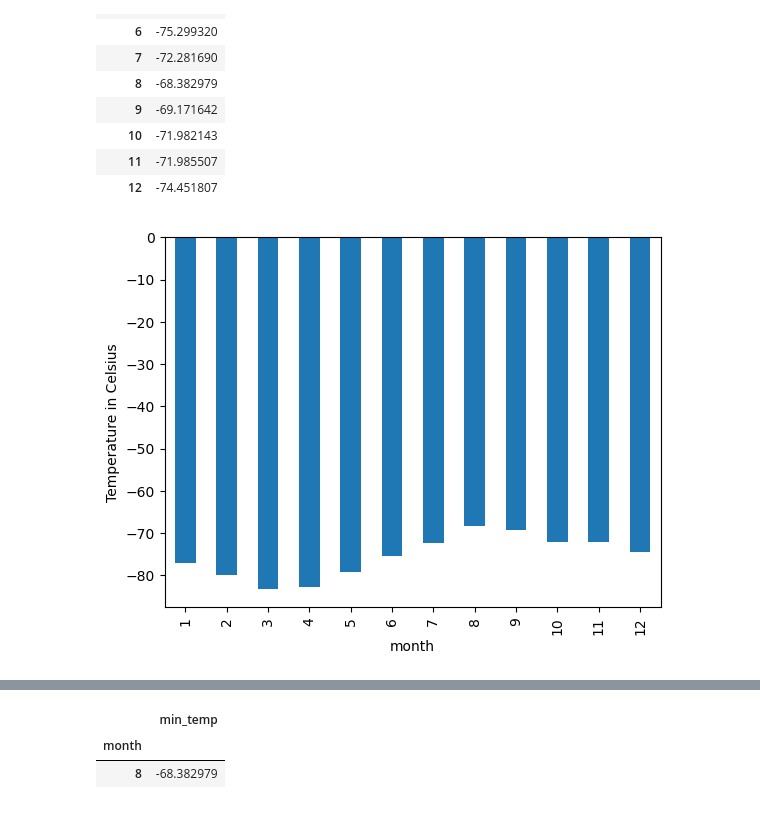
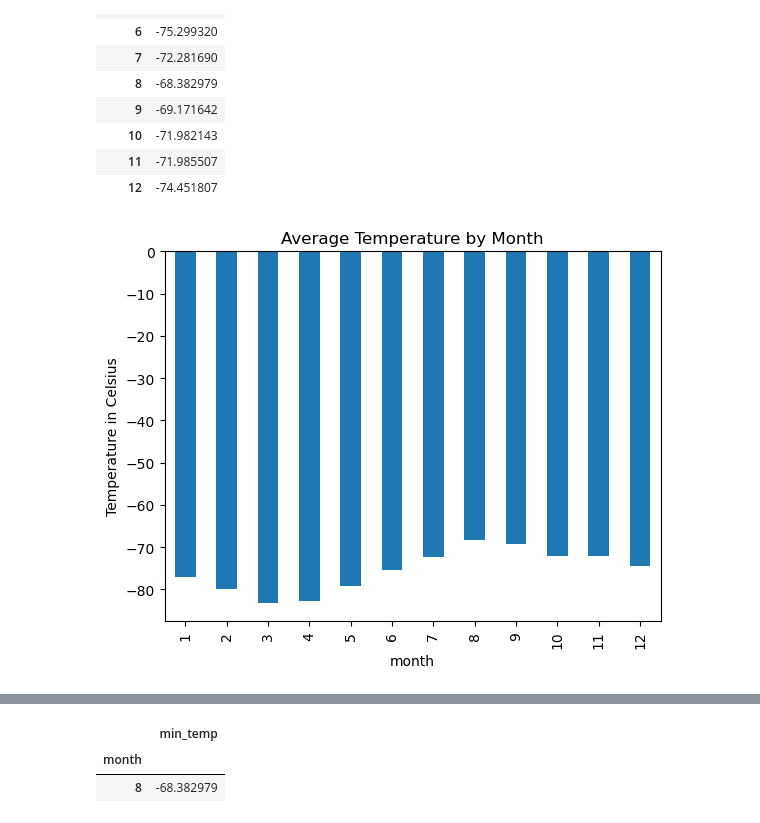
Before and after one commit to Vfdelgado/Data_Collection, a Jupyter notebook: part_2_mars_weather.ipynb, the cells around one changed output, grey strips where cells are left out. Saved outputs shown, nothing was run; the diff lists cells and outputs as text; code cells hidden in the pictures.

```diff
--- a/part_2_mars_weather.ipynb
+++ b/part_2_mars_weather.ipynb
@@ -214,11 +215,12 @@ temp_month_avg
 # %%
 # Plot the average temperature by month
 temp_month_avg.plot.bar()
 plt.legend().set_visible(False)
+plt.title("Average Temperature by Month")
 plt.ylabel('Temperature in Celsius')
 plt.show()
 # %% [output]
-[figure, old version]
+[figure, new version]
 # %%
 # Identify the coldest and hottest months in Curiosity's location
 
```
Also changed, not shown: parts of 9 cells of this notebook, 2 other files.
